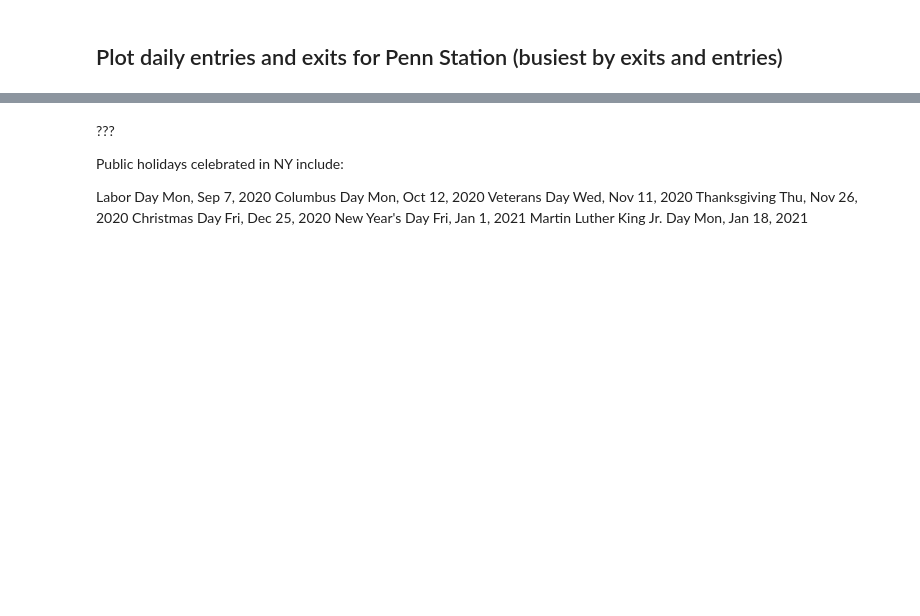
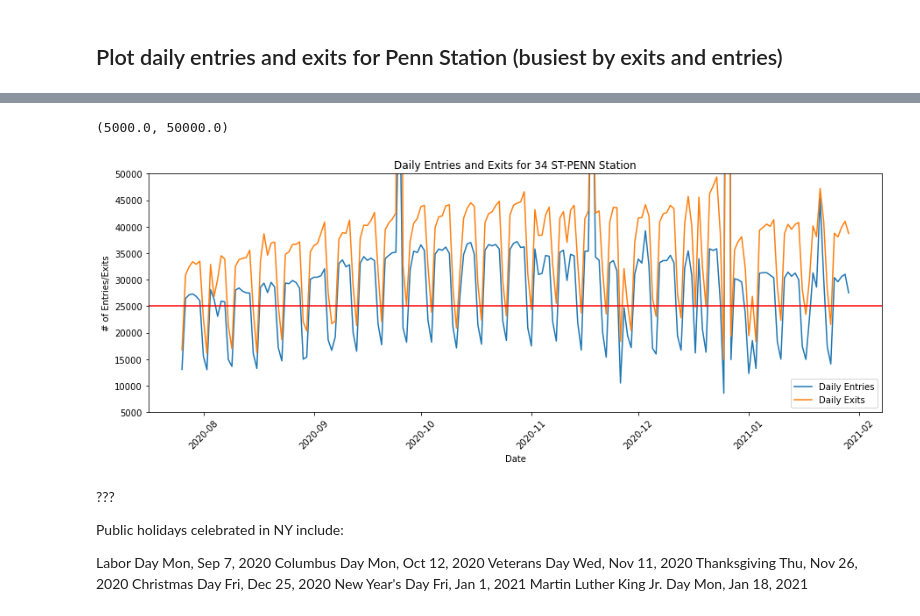
Before and after one commit to jaykwon2/MTA_EDA, a Jupyter notebook: EDA_Project_Jay_Kwon_v2.0.ipynb, the cells around one changed output, grey strips where cells are left out. Cells and saved outputs as stored; diff of their text form; code cells hidden in the pictures; blank space fills up the shorter version.

```diff
--- a/EDA_Project_Jay_Kwon_v2.0.ipynb
+++ b/EDA_Project_Jay_Kwon_v2.0.ipynb
@@ -871,3 +913,18 @@ plt.title('Daily Entries and Exits for 34 ST-PENN Station')
+# %%
+plt.figure(figsize=(15,5))
+plt.plot(penn_daily['DATE'], penn_daily['DAILY_ENTRIES'], label="Daily Entries")
+plt.plot(penn_daily['DATE'], penn_daily['DAILY_EXITS'], label="Daily Exits")
+plt.axhline(y=25000, color='r', linestyle='-')
+plt.legend(loc="lower right")
+plt.ylabel('# of Entries/Exits')
+plt.xlabel('Date')
+plt.xticks(rotation=45)
+plt.title('Daily Entries and Exits for 34 ST-PENN Station')
+
+plt.ylim(5000, 50000)
+# %% [output]
+(5000.0, 50000.0)
+[figure, added]
 # %% [markdown]
 ???
 
```
Also changed, not shown: parts of 11 cells of this notebook, 2 other files.
